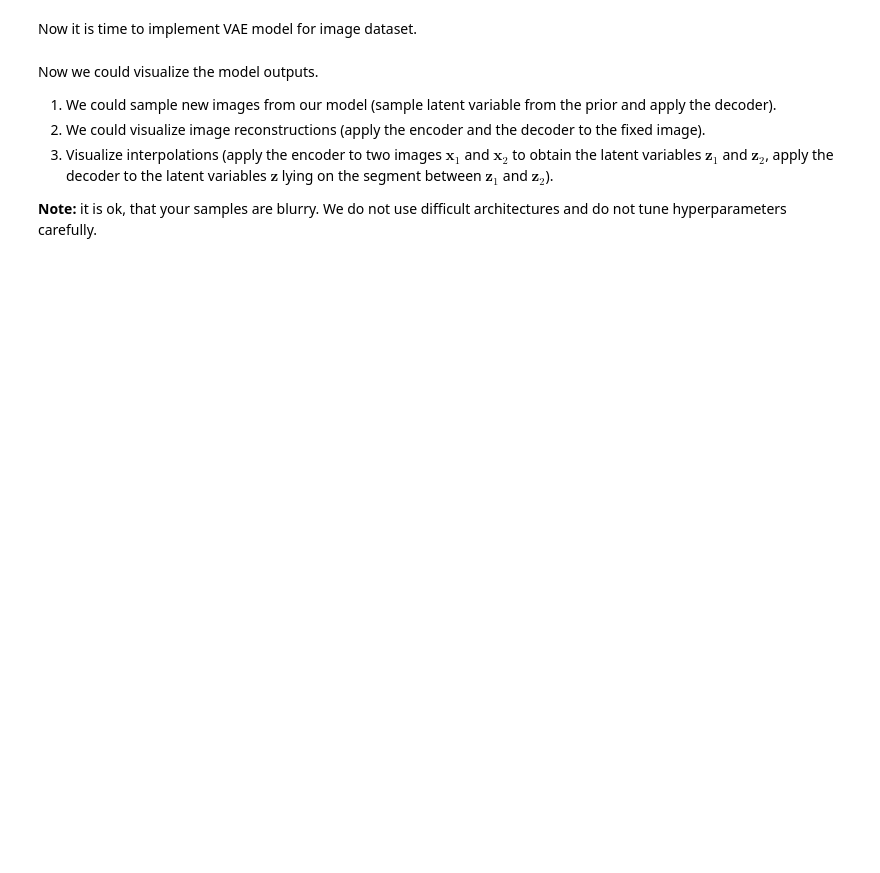
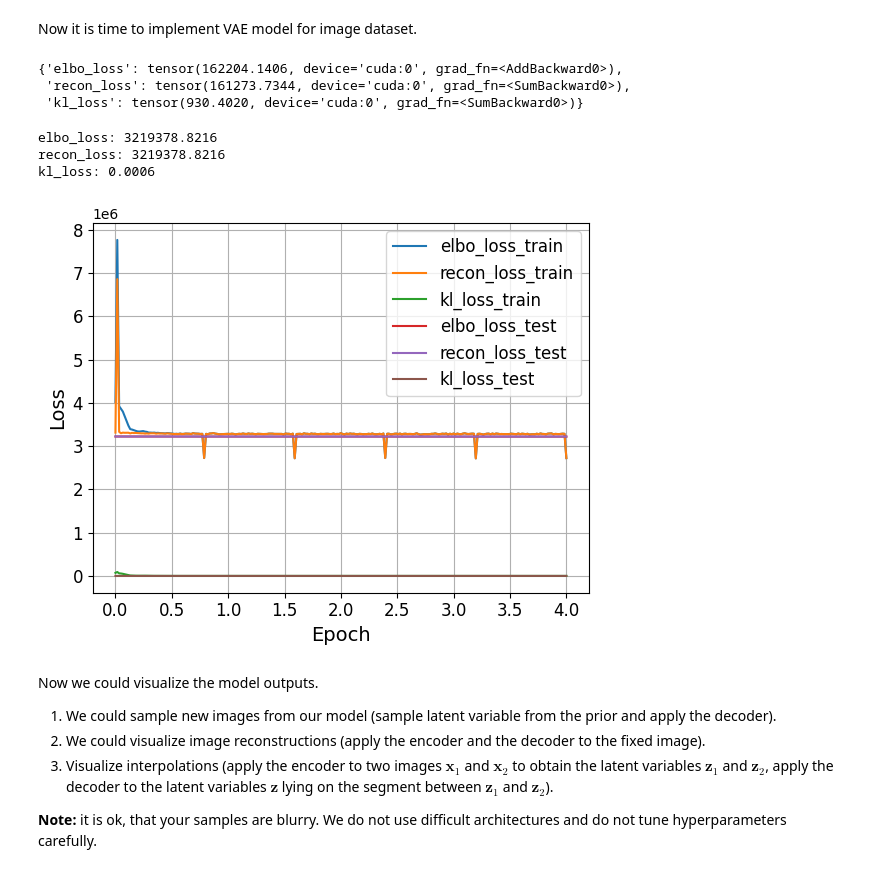
Before and after one commit to gregkseno/dgm-course, a Jupyter notebook: hw3.ipynb, the cells around one changed output. Cells and saved outputs as stored; diff of their text form; code cells hidden in the pictures; blank space fills up the shorter version.

```diff
--- a/hw3.ipynb
+++ b/hw3.ipynb
@@ -681,14 +737,15 @@ class ConvVAE(nn.Module):
         # your code
         # define encoder with input size input_shape and output dim n_latent
         # define decoder with input dim n_latent and output size input_shape
-
+        self.encoder = ConvEncoder(self.input_shape, self.n_latent)
+        self.decoder = ConvDecoder(self.n_latent, self.input_shape)
         # ====
 
     def prior(self, n, use_cuda=True):
         # ====
         # your code
         # return n samples from prior distribution (we use standart normal for prior)
-
+        z = Normal(.0, 1.).sample([n])
         # ====
         if use_cuda:
             z = z.cuda()
@@ -700,7 +757,9 @@ class ConvVAE(nn.Module):
         # 1) apply encoder to get mu_z, log_std_z
         # 2) apply reparametrization trick (use self.prior)
         # 3) apply decoder to get mu_x (which corresponds to reconstructed x)
-
+        mu_z, log_std_z = self.encoder(x)
+        z = torch.exp(log_std_z) * self.prior(self.n_latent) + mu_z
+        x_recon = self.decoder(z)
         # ====
         return mu_z, log_std_z, x_recon
 
@@ -710,7 +769,10 @@ class ConvVAE(nn.Module):
         # 1) make forward step to get mu_z, log_std_z, x_recon
         # 2) calculate recon_loss (use get_normal_nll)
         # 3) calcucalte kl_loss (use get_normal_KL)
-
+        mu_z, log_std_z, x_recon = self(x)
+        # print(mu_z.shape, log_std_z.shape, x_recon.shape)
+        recon_loss = get_normal_nll(x, x_recon, torch.zeros((x.shape[0],) + self.input_shape).cuda()).sum()
+        kl_loss = get_normal_KL(mu_z, log_std_z).sum()
         # ====
         return {
             'elbo_loss': recon_loss + self.beta * kl_loss,
@@ -724,44 +786,61 @@ class ConvVAE(nn.Module):
             # your code
             # 1) generate prior samples
             # 2) apply decoder
-
+            priors = torch.stack([self.prior(self.n_latent) for _ in range(n * 64)]).reshape(n, 64, self.n_latent)
+            x_recon = self.decoder(priors)
+            # z = Normal(mu_z, torch.exp(log_std_z)).sample([n])
             # ====
             samples = torch.clamp(x_recon, -1, 1)
         return samples.cpu().numpy() * 0.5 + 0.5
+
+##### TEST #####
+test_convvae = ConvVAE((3, 32, 32), 128, 1).cuda()
+x = next(iter(test_loader))[:50].cuda()
+test_convvae.sample(10)
+test_convvae.loss(x)
+# %% [output]
+{'elbo_loss': tensor(162204.1406, device='cuda:0', grad_fn=<AddBackward0>),
+ 'recon_loss': tensor(161273.7344, device='cuda:0', grad_fn=<SumBackward0>),
+ 'kl_loss': tensor(930.4020, device='cuda:0', grad_fn=<SumBackward0>)}
 # %%
 # ====
 # your code
 # choose these parameters
 
-BATCH_SIZE =  # any adequate value
-EPOCHS =      # < 16
-LR =          # < 1e-3
-N_LATENS =    # 128 < _ < 1024
-BETA =        # 0.1 < _ < 10
+BATCH_SIZE = 1024 # any adequate value
+EPOCHS = 5     # < 16
+LR = 1e-3         # < 1e-3
+N_LATENS = 512   # 128 < _ < 1024
+BETA = 10       # 0.1 < _ < 10
 # ====
 
 # we center the data, because it helps the model to fit
 centered_train_data = train_data * 2 - 1
 centered_test_data = test_data * 2 - 1
 
 train_loader = data.DataLoader(centered_train_data, batch_size=BATCH_SIZE, shuffle=True)
 test_loader = data.DataLoader(centered_test_data, batch_size=BATCH_SIZE)
 
-model = ConvVAE((3, 32, 32), N_LATENS, BETA)
+model = ConvVAE((3, 32, 32), N_LATENS, BETA).cuda()
 
 train_losses, test_losses = train_model(
     model,
     train_loader,
     test_loader,
     epochs=EPOCHS,
     lr=LR,
     loss_key='elbo_loss',
     use_tqdm=True,
     use_cuda=USE_CUDA,
 )
 for key, value in test_losses.items():
     print('{}: {:.4f}'.format(key, value[-1]))
 plot_training_curves(train_losses, test_losses)
+# %% [output]
+elbo_loss: 3219378.8216
+recon_loss: 3219378.8216
+kl_loss: 0.0006
+[figure, added]
 # %% [markdown]
 Now we could visualize the model outputs.
 
```
Also changed, not shown: parts of 14 cells of this notebook.
